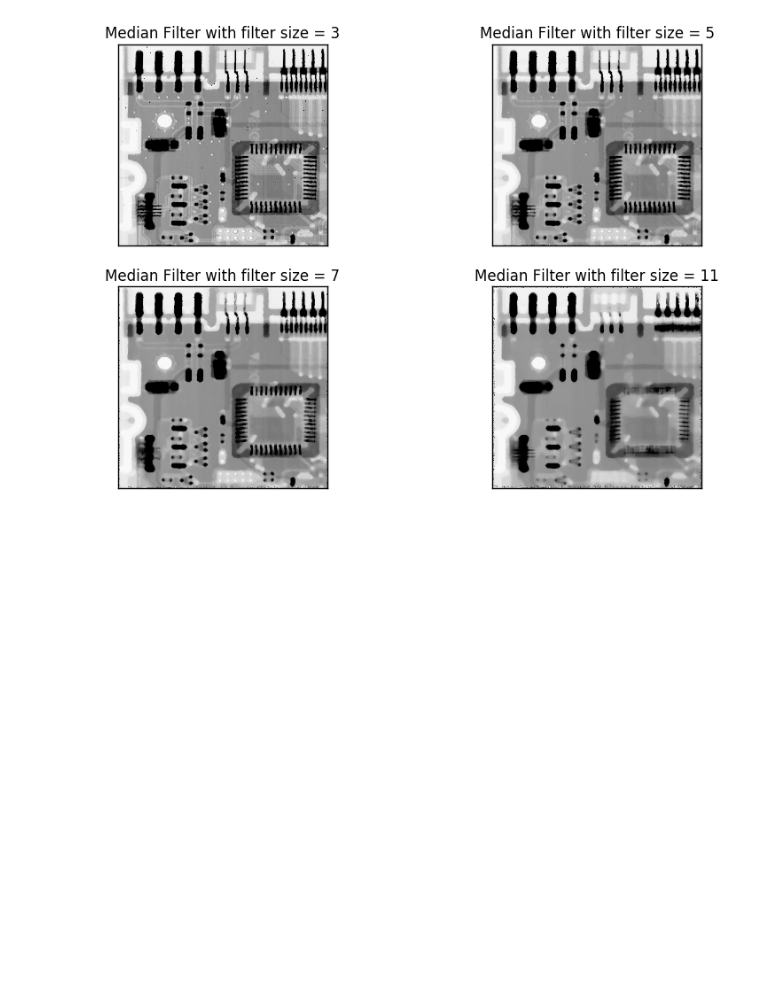
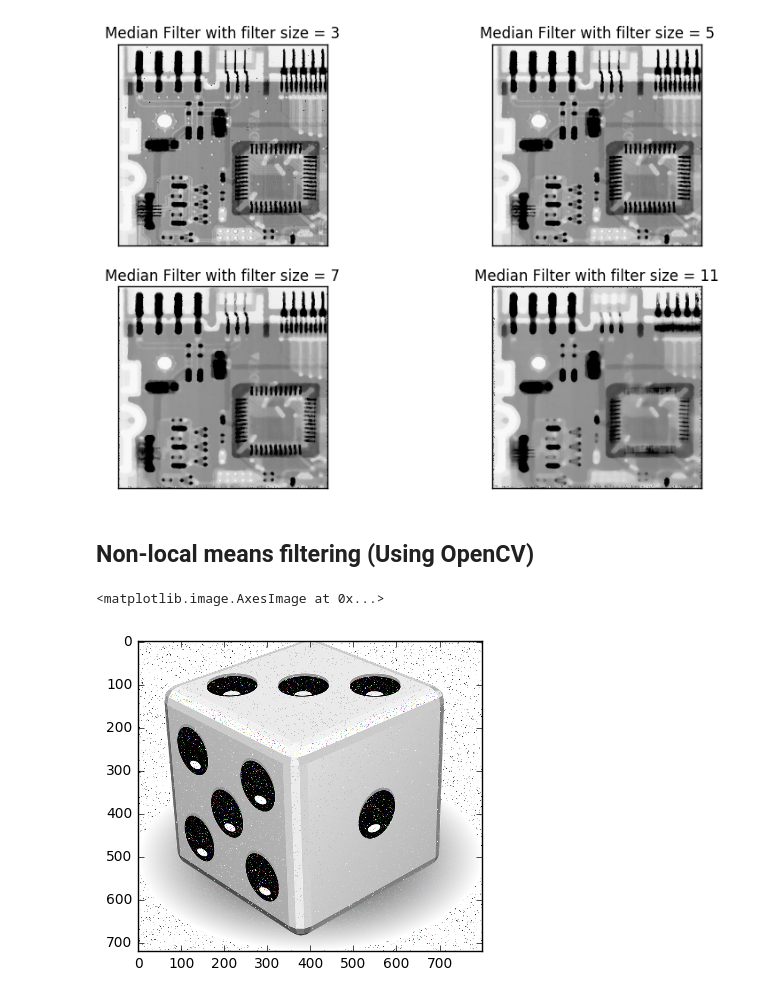
Before and after one commit to dalmia/Coursera-Specializations, a Jupyter notebook: Image Processing/Week 3/Spatial Processing.ipynb, the cells around one changed output. Drawn from its saved outputs; the diff is of its cells as text; code cells hidden in the pictures; blank space fills up the shorter version.

Commit message:
Week3: assignment - non-local means filtering

```diff
--- a/Image Processing/Week 3/Spatial Processing.ipynb
+++ b/Image Processing/Week 3/Spatial Processing.ipynb
@@ -89,11 +90,10 @@ img = misc.imread('circuit.jpg')
 # %%
 def noisy(noise_typ,image):
     if noise_typ == "gauss":
-            row,col = image.shape
+            row,col,ch = image.shape
             mean = 0
-            #var = 0.1
-            #sigma = var**0.5
-            gauss = np.random.normal(mean,1,(row,col,ch))
+            sigma = 0.5
+            gauss = np.random.normal(mean,sigma,(row,col,ch))
             gauss = gauss.reshape(row,col,ch)
             noisy = image + gauss
             return noisy
@@ -158,3 +158,14 @@ for i,filter_size in enumerate(filter_sizes):
 plt.show()
 # %% [output]
 [figure]
+# %% [markdown]
+## Non-local means filtering (Using OpenCV)
+# %%
+img = misc.imread('dice.png')
+# %%
+noisy_image = noisy('gauss', img).astype(np.uint8)
+# %%
+plt.imshow(noisy_image)
+# %% [output]
+<matplotlib.image.AxesImage at 0x...>
+[figure, added]
```
Also changed, not shown: parts of 2 cells of this notebook, 1 other file.
